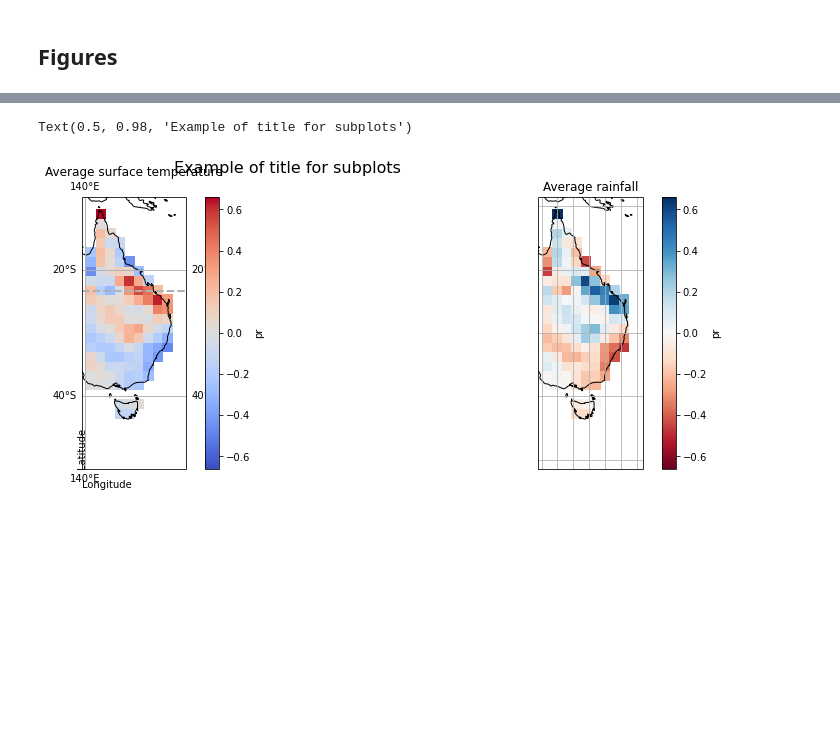
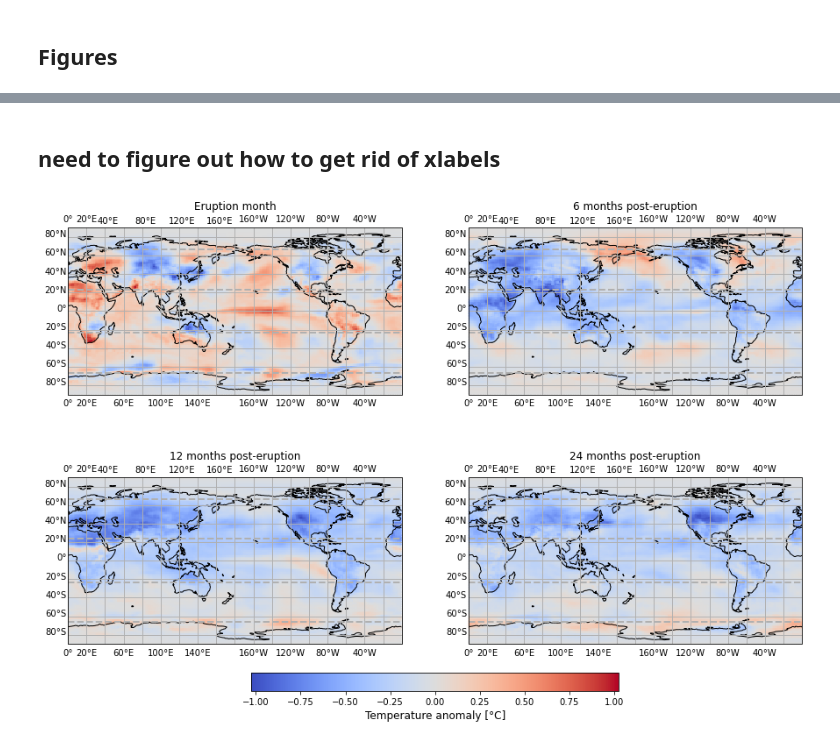
Before and after one commit to kbongi/masters_research, a Jupyter notebook: Spatial_Plots_2020.09.22.ipynb, the cells around one changed output, grey strips where cells are left out. Saved outputs shown, nothing was run; the diff lists cells and outputs as text; code cells hidden in the pictures; blank space fills up the shorter version.

```diff
--- a/Spatial_Plots_2020.09.22.ipynb
+++ b/Spatial_Plots_2020.09.22.ipynb
@@ -259,38 +222,12 @@ Text(0.5, 0, 'degrees_celcius')
-# %%
-# if you do subplots this way then I can adjust the size of them
-
-f = plt.figure(figsize=(10,3))
-ax = f.add_subplot(121, projection=ccrs.PlateCarree())
-ax2 = f.add_subplot(122, projection=ccrs.PlateCarree())
-
-#subplot 1
-dataset.plot(ax=ax, transform=ccrs.PlateCarree(), cmap='coolwarm')
-ax.coastlines(resolution='50m')
-# add on grid lines for longitude and latitude at specified range and spacing
-ax.gridlines(xlocs=range(-180,181,20), ylocs=range(-80,81,20),draw_labels=False)
-ax.gridlines(xlocs=range(-160,181,20), ylocs=range(-80,81,20),draw_labels=True)
-# add in different grid lines for tropics
-tropics = ax.gridlines(ylocs=[-66.5,-23.43691,23.43691,66.5],draw_labels=False,linewidth=2,linestyle='--', edgecolor='dimgrey')
-tropics.xlines=False
-
-# these don't work cos apparently you can't add axis label to subplots so you need to do it manually with text (see below)
-ax.set_title('Average surface temperature')
-ax.set_ylabel('temperature [C]') # not actually working
-ax.set_label('temperature [C]') # not working either
-
-#labels for latitude and longitude
-ax.text(0,-0.07,'Longitude', transform=ax.transAxes, ha='left')
-ax.text(-0.05,0,'Latitude', transform=ax.transAxes, rotation='vertical', va='bottom')
-
-#subplot 2
-dataset.plot(ax=ax2, transform=ccrs.PlateCarree(), cmap='RdBu')
-ax2.coastlines()
-ax2.gridlines() # here's how to add gridlines
-ax2.set_title('Average rainfall')
-
-f.set_figheight(5) # these two parameters change the figure height and width
-f.set_figwidth(15)
-f.suptitle('Example of title for subplots', fontsize=16)
-# %% [output]
-Text(0.5, 0.98, 'Example of title for subplots')
-[figure, removed]
+# %% [markdown]
+## need to figure out how to get rid of xlabels
+# %%
+# plot of global monthly model mean temperature
+fig = func2.spatial_plot(2, 2, K_mmm_mon_Glob.tas, K_dates, titles, 'RdBu_r', f'Temperature anomaly [{deg}C]')
+
+fig.set_figwidth(15)
+fig.set_figheight(12) # these two parameters change the figure height and width
+
+plt.savefig('spatial_tas_Glob.png', dpi=300, bbox_inches='tight')
+# %% [output]
+[figure, added]
```
Also changed, not shown: parts of 17 cells of this notebook.
